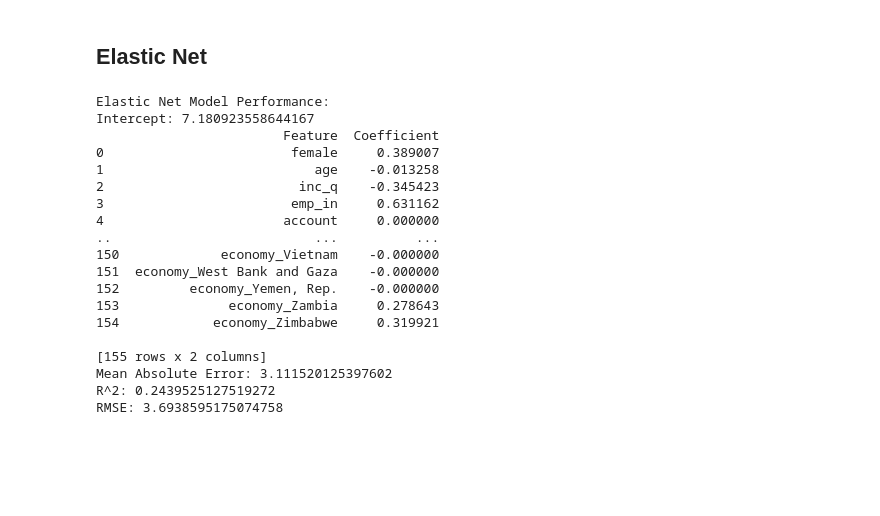
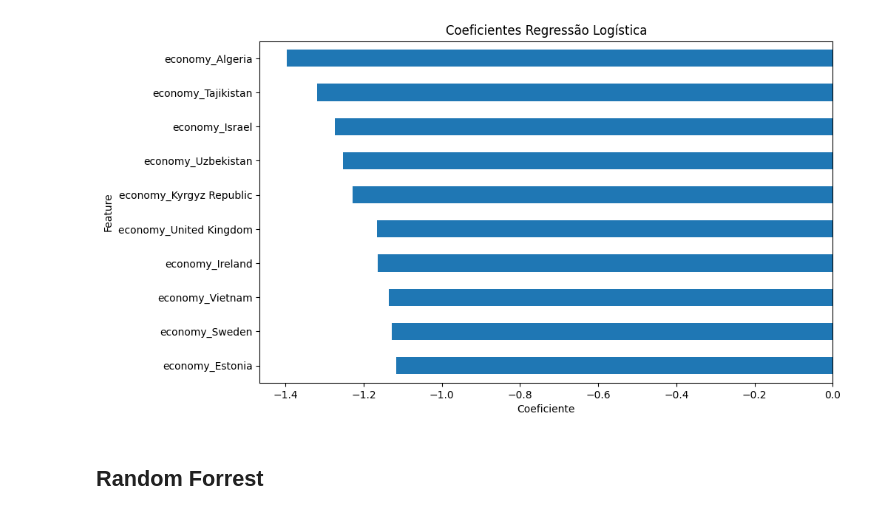
Before and after one commit to lucasrabay/financial-system_access, a Jupyter notebook: notebooks/model.ipynb, the cells around one changed output. Drawn from its saved outputs; the diff is of its cells as text; code cells hidden in the pictures; blank space fills up the shorter version.

Commit message:
finished models v1

```diff
--- a/notebooks/model.ipynb
+++ b/notebooks/model.ipynb
@@ -66,2 +93,10 @@ RMSE: 3.405111176270377
+# %%
+coef_df.tail(10).plot(kind='barh', x='Feature', y='Coefficient', legend=False, figsize=(10, 6))
+plt.title('Coeficientes Regressão Logística')
+plt.xlabel('Coeficiente')
+plt.ylabel('Feature')
+plt.show()
+# %% [output]
+[figure, added]
 # %% [markdown]
-## Elastic Net
+## Random Forrest
@@ -73,31 +102,0 @@ elastic_net_predictions = elastic_net.predict(X_test)
-# %%
-print('Elastic Net Model Performance:')
-print('Intercept:', elastic_net.intercept_)
-coeff_df = pd.DataFrame({
-    'Feature': X.columns,
-    'Coefficient': elastic_net.coef_
-})
-print(coeff_df)
-print('Mean Absolute Error:', np.mean(np.abs(y_test - elastic_net_predictions)))
-print('R^2:', r2_score(y_test, elastic_net_predictions))
-print('RMSE:', np.sqrt(mean_squared_error(y_test, elastic_net_predictions)))
-# %% [output]
-Elastic Net Model Performance:
-Intercept: 7.180923558644167
-                        Feature  Coefficient
-0                        female     0.389007
-1                           age    -0.013258
-2                         inc_q    -0.345423
-3                        emp_in     0.631162
-4                       account     0.000000
-..                          ...          ...
-150             economy_Vietnam    -0.000000
-151  economy_West Bank and Gaza    -0.000000
-152         economy_Yemen, Rep.    -0.000000
-153              economy_Zambia     0.278643
-154            economy_Zimbabwe     0.319921
-
-[155 rows x 2 columns]
-Mean Absolute Error: 3.111520125397602
-R^2: 0.2439525127519272
-RMSE: 3.6938595175074758
```
Also changed, not shown: parts of 25 cells of this notebook, 3 other files.
